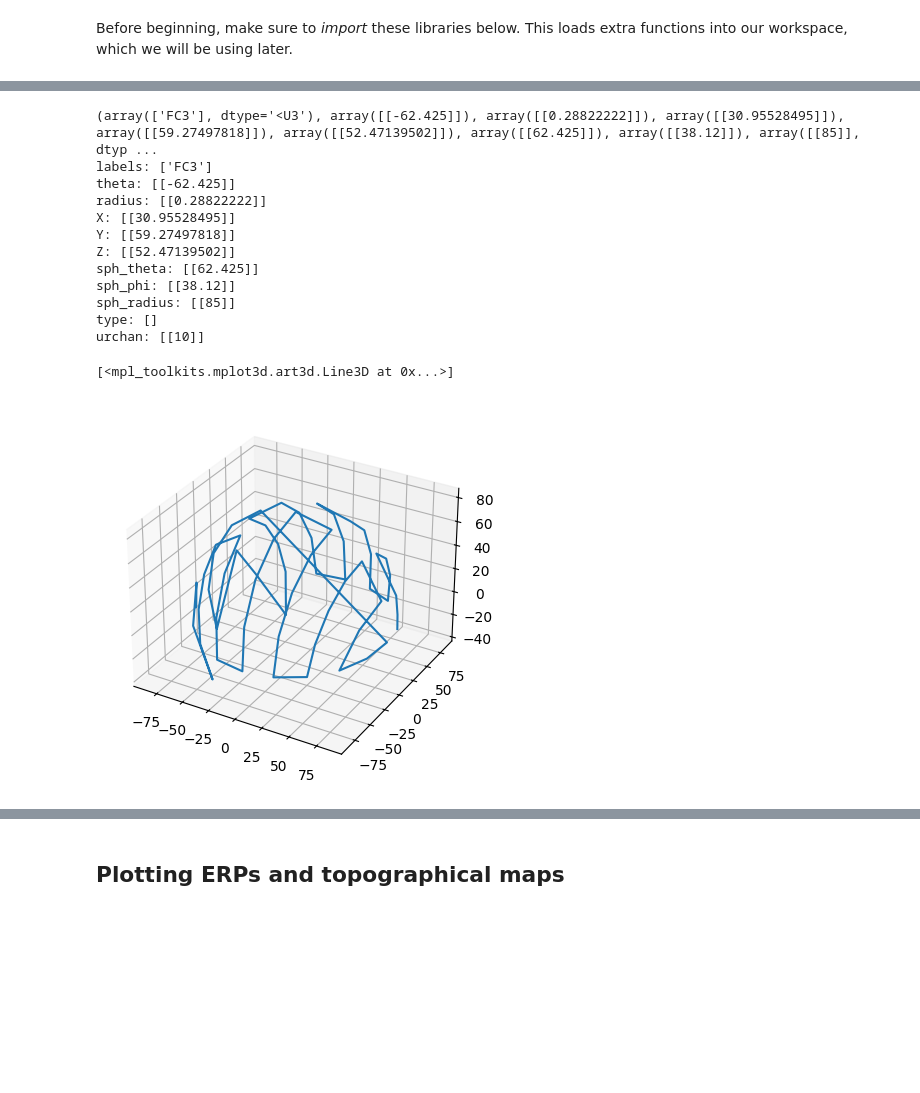
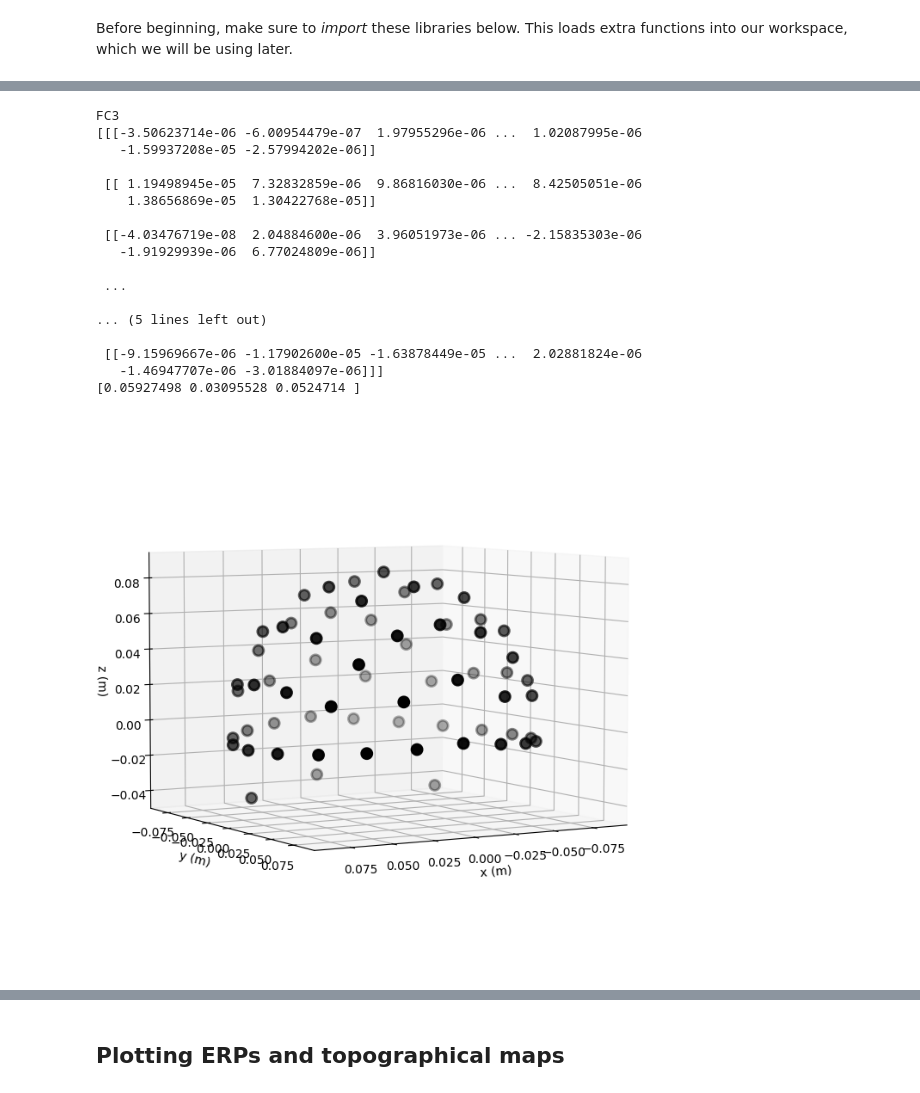
Before and after one commit to shabkr/Neural-Signal-Processing-Analysis, a Jupyter notebook: section_02/uANTS_intro.ipynb, the cells around one changed output, grey strips where cells are left out. Saved outputs shown, nothing was run; the diff lists cells and outputs as text; code cells hidden in the pictures; blank space fills up the shorter version.

```diff
--- a/section_02/uANTS_intro.ipynb
+++ b/section_02/uANTS_intro.ipynb
@@ -29,0 +26,3 @@ eeg = eeg_data['EEG'] #access the actual EEG data within the loaded matlab file
+# %%
+# Load the sample EEG data.
+eeg = read_sampleEEGdata("../data/sampleEEGdata.mat")
@@ -162,31 +141,32 @@ dict_keys(['labels', 'theta', 'radius', 'X', 'Y', 'Z', 'sph_theta', 'sph_phi', '
 # %%
-#look at only 1 channel, how about channel 10
+#look at only 1 channel, how about channel "10"
 #MATLAB STARTS COUNTING AT 1, PYTHON STARTS COUNTING AT 0
 # so channel 10 in matlab is channel 9 in python
-print(eeg['chanlocs'][0][0][0][9])
-for field in eeg['chanlocs'][0][0].dtype.fields.keys():
-    print(f"{field}: {eeg['chanlocs'][0][0][0][9][field]}")
+channel=eeg.ch_names[9]
+print(channel)
+print(eeg.get_data(picks=channel))
+print(eeg.get_montage().get_positions()["ch_pos"][channel])
 # %% [output]
-(array(['FC3'], dtype='<U3'), array([[-62.425]]), array([[0.28822222]]), array([[30.95528495]]), array([[59.27497818]]), array([[52.47139502]]), array([[62.425]]), array([[38.12]]), array([[85]], dtyp ...
-labels: ['FC3']
-theta: [[-62.425]]
-radius: [[0.28822222]]
-X: [[30.95528495]]
-Y: [[59.27497818]]
-Z: [[52.47139502]]
-sph_theta: [[62.425]]
-sph_phi: [[38.12]]
-sph_radius: [[85]]
-type: []
-urchan: [[10]]
+FC3
+[[[-3.50623714e-06 -6.00954479e-07  1.97955296e-06 ...  1.02087995e-06
+   -1.59937208e-05 -2.57994202e-06]]
+
+ [[ 1.19498945e-05  7.32832859e-06  9.86816030e-06 ...  8.42505051e-06
+    1.38656869e-05  1.30422768e-05]]
+
+ [[-4.03476719e-08  2.04884600e-06  3.96051973e-06 ... -2.15835303e-06
+   -1.91929939e-06  6.77024809e-06]]
+
+ ...
+
+... (5 lines left out)
+
+ [[-9.15969667e-06 -1.17902600e-05 -1.63878449e-05 ...  2.02881824e-06
+   -1.46947707e-06 -3.01884097e-06]]]
+[0.05927498 0.03095528 0.0524714 ]
-# %%
-#plotting chanlocs
-ax = plt.figure().add_subplot(projection='3d')
-x = [float(eeg['chanlocs'][0][0][0][i]["X"][0][0]) for i in range(int(eeg['nbchan'][0][0][0][0]))]
-y = [float(eeg['chanlocs'][0][0][0][i]["Y"][0][0]) for i in range(int(eeg['nbchan'][0][0][0][0]))]
-z = [float(eeg['chanlocs'][0][0][0][i]["Z"][0][0]) for i in range(int(eeg['nbchan'][0][0][0][0]))]
-ax.plot(x,y,z)
-#you cannot rotate this figure like he does in matlab
-# %% [output]
-[<mpl_toolkits.mplot3d.art3d.Line3D at 0x...>]
-[figure, removed]
+# %%
+#plotting the channels 3d version
+fig_3d = eeg.plot_sensors(kind="3d",show=False) #don't show the figure right away
+fig_3d = fig_3d.gca().view_init(azim=60, elev=5) #adjusts the angle, you can play around with these numbers
+# %% [output]
+[figure, added]
```
Also changed, not shown: parts of 27 cells of this notebook.
